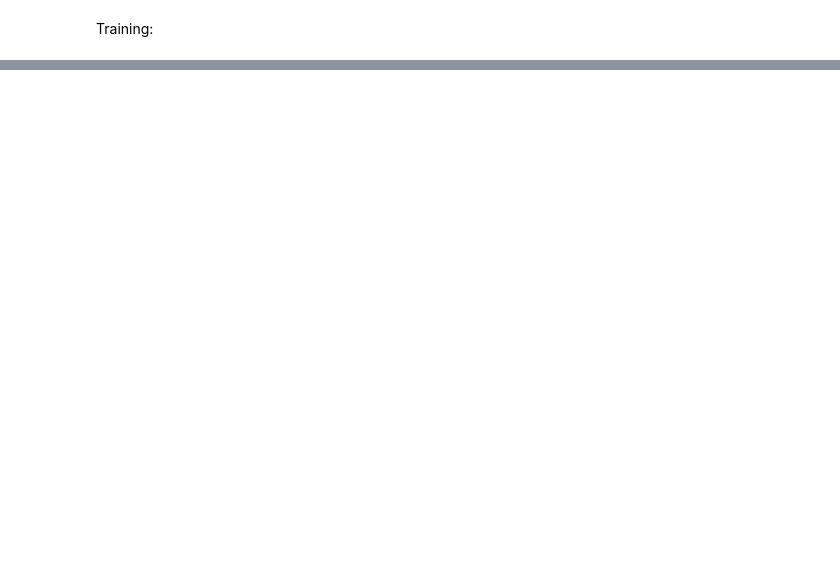
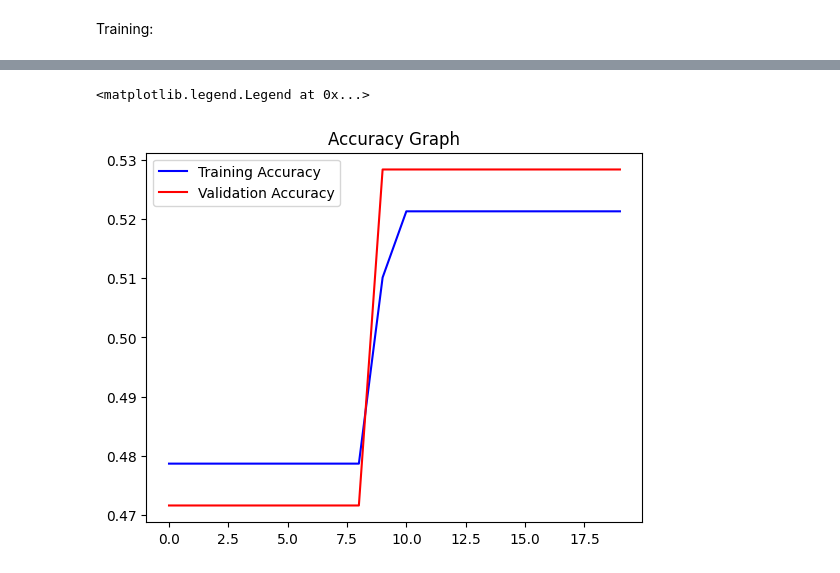
Before and after one commit to POskar/AgeGenderRecognition, a Jupyter notebook: AgeGenderEthnicityCSV.ipynb, the cells around one changed output, grey strips where cells are left out. Saved outputs shown, nothing was run; the diff lists cells and outputs as text; code cells hidden in the pictures; blank space fills up the shorter version.

```diff
--- a/AgeGenderEthnicityCSV.ipynb
+++ b/AgeGenderEthnicityCSV.ipynb
@@ -47,4 +109,0 @@ We need to reshape pixels for convolution:
-# %%
-x = np.array(df['pixels'].tolist())
-# x.shape[0] = 23705, those are number of entries in db file, last argument is 1 if greyscale, 3 if rgb images
-x = x.reshape(x.shape[0], 48, 48, 1)
@@ -95,0 +151,7 @@ val_loss, val_acc = age_model.evaluate(x_test_age, y_test_age)
+# %%
+# we might use validation_split or we can divide sets as before which allows for reproducibility:
+# seed = 100
+# x_train_age, x_test_age, y_train_age, y_test_age = train_test_split(x, y_age, test_size = 0.2, random_state = seed)
+# x_train_ethnicity, x_test_ethnicity, y_train_ethnicity, y_test_ethnicity = train_test_split(x, y_ethnicity, test_size = 0.2, random_state = seed)
+
+history = model.fit(x, [y_age, y_gender] , epochs = 20, validation_split = 0.2)
@@ -96,9 +176,12 @@ val_loss, val_acc = age_model.evaluate(x_test_age, y_test_age)
 # %%
-acc = np.array(age_history.history['accuracy'])
-val_acc = np.array(age_history.history['val_accuracy'])
+acc = np.array(history.history['age_out_accuracy'])
+val_acc = np.array(history.history['val_age_out_accuracy'])
 epochs = range(len(acc))
 
 plt.plot(epochs, acc, 'b', label='Training Accuracy')
 plt.plot(epochs, val_acc, 'r', label='Validation Accuracy')
 plt.title('Accuracy Graph')
 plt.legend()
+# %% [output]
+<matplotlib.legend.Legend at 0x...>
+[figure, added]
```
Also changed, not shown: parts of 28 cells of this notebook, 4 other files.
